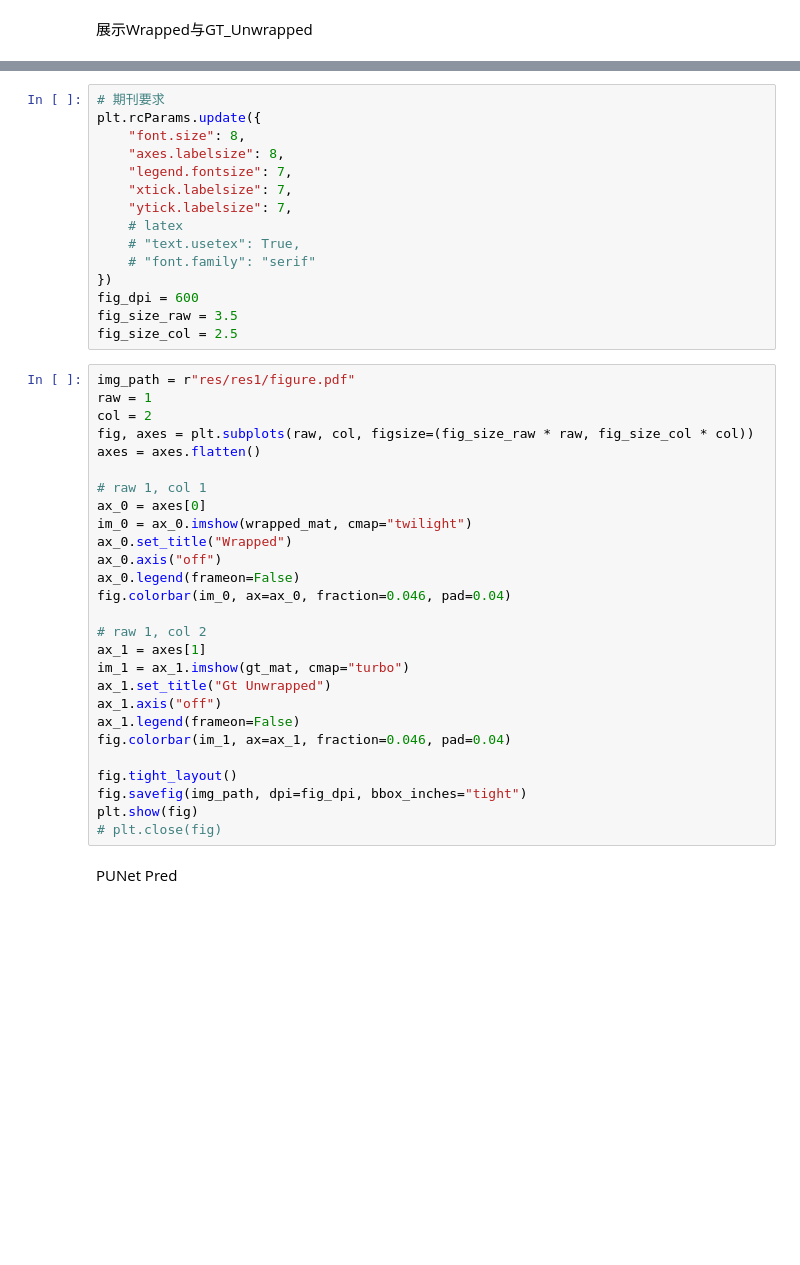
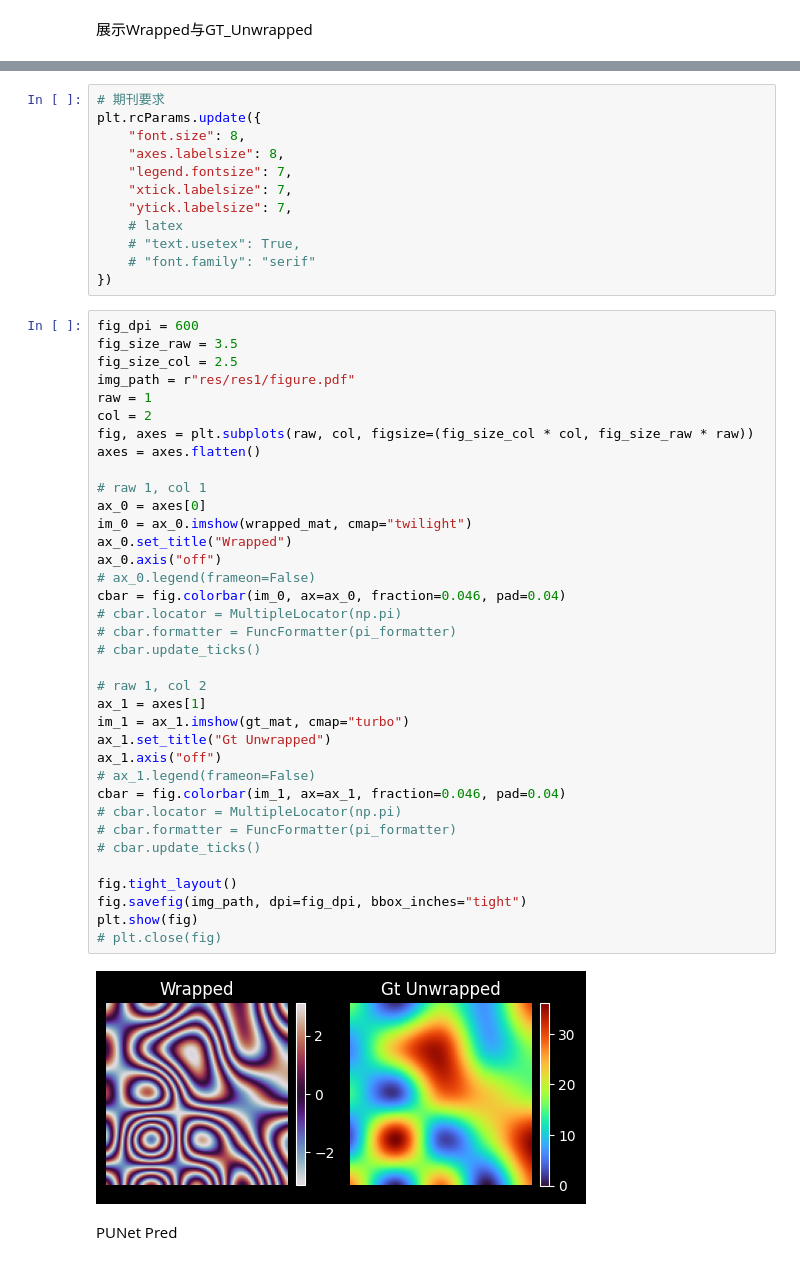
Before and after one commit to stamp-cw/DMForPU, a Jupyter notebook: article/article_plt.ipynb, the cells around one changed output, grey strips where cells are left out. Drawn from its saved outputs; the diff is of its cells as text; blank space fills up the shorter version.

```diff
--- a/article/article_plt.ipynb
+++ b/article/article_plt.ipynb
@@ -24,36 +46,44 @@ plt.rcParams.update({
     # "text.usetex": True,
     # "font.family": "serif"
 })
-fig_dpi = 600
-fig_size_raw = 3.5
-fig_size_col = 2.5
 # %%
+fig_dpi = 600
+fig_size_raw = 3.5
+fig_size_col = 2.5
 img_path = r"res/res1/figure.pdf"
 raw = 1
 col = 2
-fig, axes = plt.subplots(raw, col, figsize=(fig_size_raw * raw, fig_size_col * col))
+fig, axes = plt.subplots(raw, col, figsize=(fig_size_col * col, fig_size_raw * raw))
 axes = axes.flatten()
 
 # raw 1, col 1
 ax_0 = axes[0]
 im_0 = ax_0.imshow(wrapped_mat, cmap="twilight")
 ax_0.set_title("Wrapped")
 ax_0.axis("off")
-ax_0.legend(frameon=False)
-fig.colorbar(im_0, ax=ax_0, fraction=0.046, pad=0.04)
+# ax_0.legend(frameon=False)
+cbar = fig.colorbar(im_0, ax=ax_0, fraction=0.046, pad=0.04)
+# cbar.locator = MultipleLocator(np.pi)
+# cbar.formatter = FuncFormatter(pi_formatter)
+# cbar.update_ticks()
 
 # raw 1, col 2
 ax_1 = axes[1]
 im_1 = ax_1.imshow(gt_mat, cmap="turbo")
 ax_1.set_title("Gt Unwrapped")
 ax_1.axis("off")
-ax_1.legend(frameon=False)
-fig.colorbar(im_1, ax=ax_1, fraction=0.046, pad=0.04)
+# ax_1.legend(frameon=False)
+cbar = fig.colorbar(im_1, ax=ax_1, fraction=0.046, pad=0.04)
+# cbar.locator = MultipleLocator(np.pi)
+# cbar.formatter = FuncFormatter(pi_formatter)
+# cbar.update_ticks()
 
 fig.tight_layout()
 fig.savefig(img_path, dpi=fig_dpi, bbox_inches="tight")
 plt.show(fig)
 # plt.close(fig)
+# %% [output]
+[figure, added]
 # %% [markdown]
 PUNet Pred
 # %%
```
Also changed, not shown: parts of 7 cells of this notebook, 2 other files.
